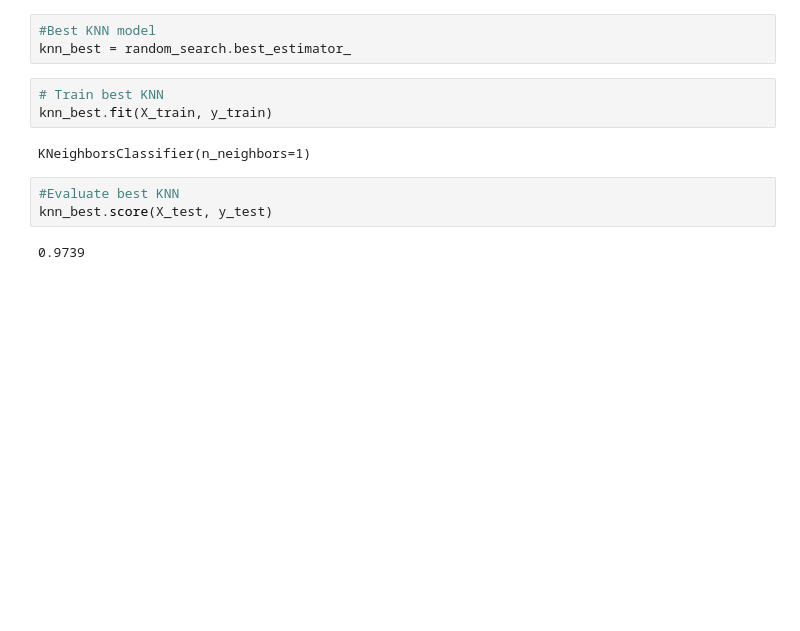
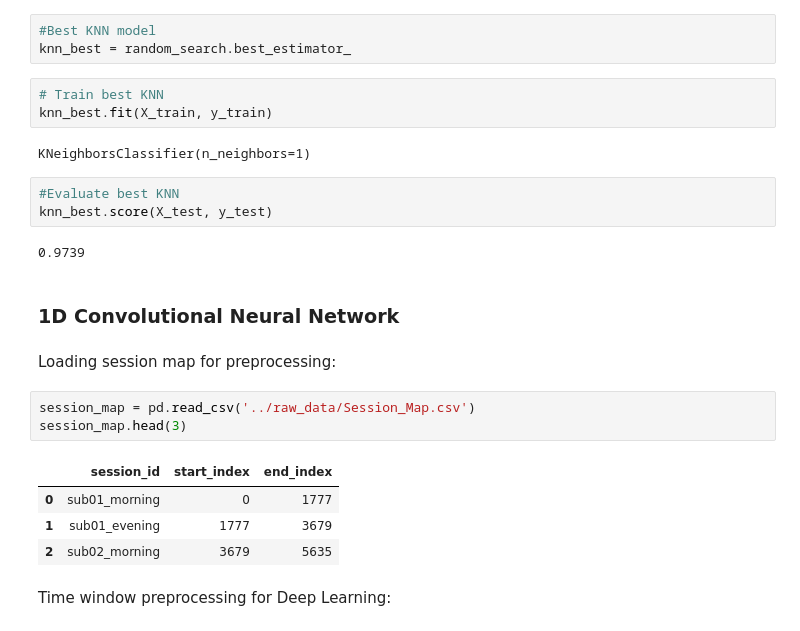
Before and after one commit to Cdennis51/Neurocheck, a Jupyter notebook: notebooks/rc_notebook.ipynb, the cells around one changed output. Drawn from its saved outputs; the diff is of its cells as text; blank space fills up the shorter version.

Commit message:
Added more comments to notebook, preparation for deep learning models, moving session_map.csv to correct folder

```diff
--- a/notebooks/rc_notebook.ipynb
+++ b/notebooks/rc_notebook.ipynb
@@ -120,3 +144,17 @@ KNeighborsClassifier(n_neighbors=1)
 knn_best.score(X_test, y_test)
 # %% [output]
 0.9739
+# %% [markdown]
+### 1D Convolutional Neural Network
+# %% [markdown]
+Loading session map for preprocessing:
+# %%
+session_map = pd.read_csv('../raw_data/Session_Map.csv')
+session_map.head(3)
+# %% [output]
+|  | session_id | start_index | end_index |
+| 0 | sub01_morning | 0 | 1777 |
+| 1 | sub01_evening | 1777 | 3679 |
+| 2 | sub02_morning | 3679 | 5635 |
+# %% [markdown]
+Time window preprocessing for Deep Learning:
```
Also changed, not shown: parts of 11 cells of this notebook, 1 other file.
